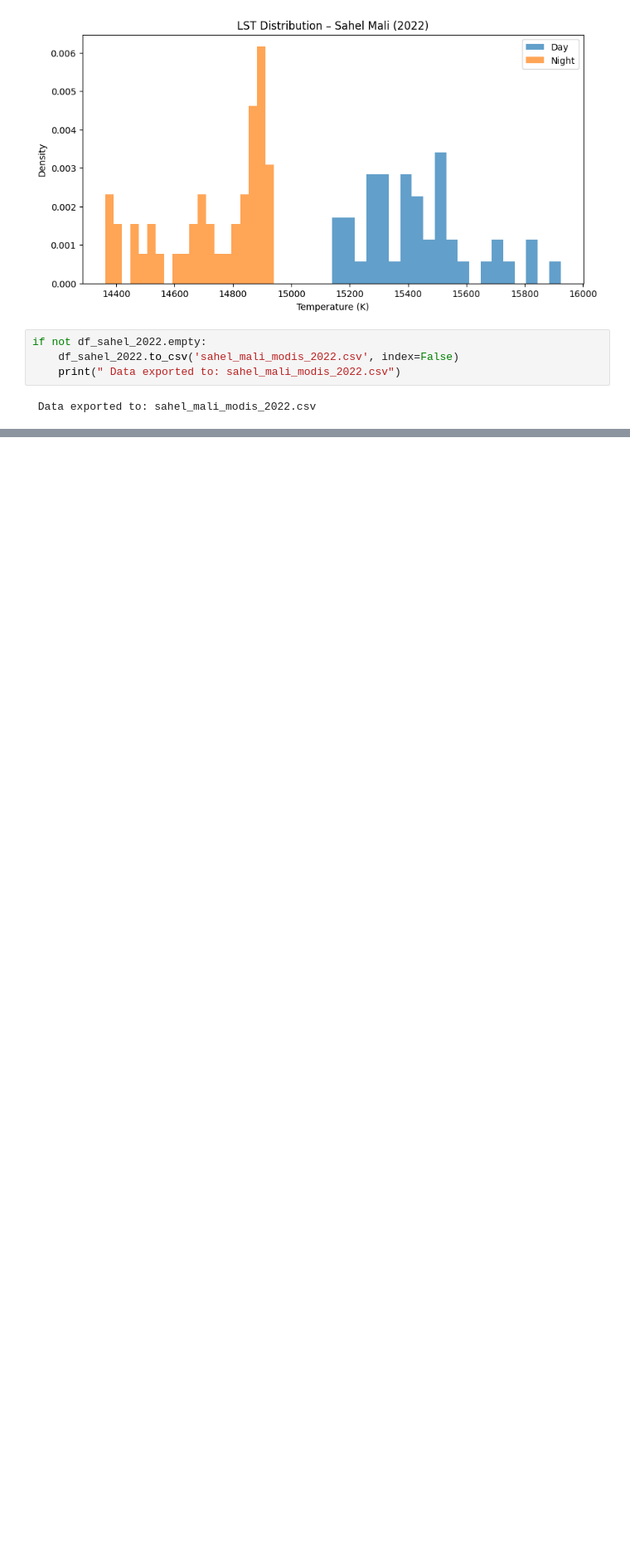
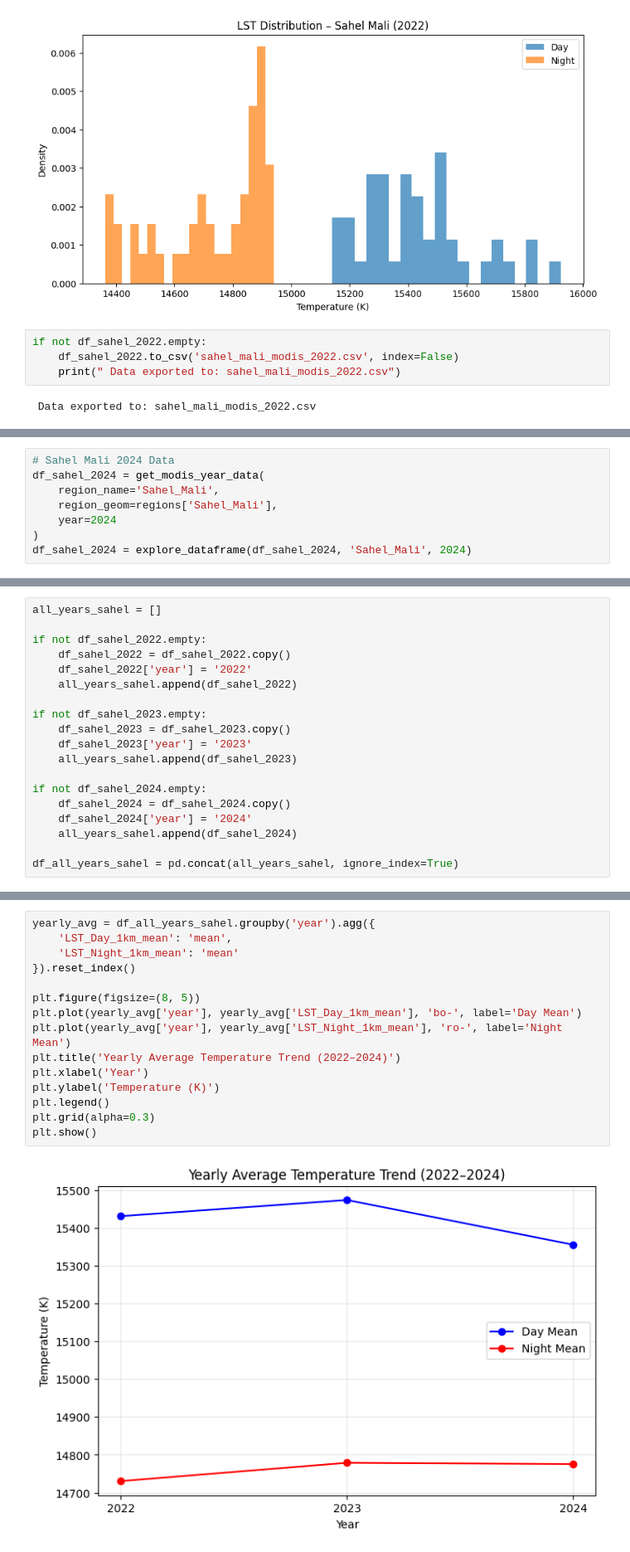
Before and after one commit to Amzilynn/Geoepidemiology-Profiling, a Jupyter notebook: Geoepidemiology_Profiling.ipynb, the cells around one changed output, grey strips where cells are left out. Shown at 83% size. Drawn from its saved outputs; the diff is of its cells as text; blank space fills up the shorter version.

```diff
--- a/Geoepidemiology_Profiling.ipynb
+++ b/Geoepidemiology_Profiling.ipynb
@@ -923,0 +1036,8 @@ if not df_sahel_2022.empty:
+# %%
+# Sahel Mali 2024 Data
+df_sahel_2024 = get_modis_year_data(
+    region_name='Sahel_Mali',
+    region_geom=regions['Sahel_Mali'],
+    year=2024
+)
+df_sahel_2024 = explore_dataframe(df_sahel_2024, 'Sahel_Mali', 2024)
@@ -923,0 +1062,19 @@ if not df_sahel_2022.empty:
+# %%
+all_years_sahel = []
+
+if not df_sahel_2022.empty:
+    df_sahel_2022 = df_sahel_2022.copy()
+    df_sahel_2022['year'] = '2022'
+    all_years_sahel.append(df_sahel_2022)
+
+if not df_sahel_2023.empty:
+    df_sahel_2023 = df_sahel_2023.copy()
+    df_sahel_2023['year'] = '2023'
+    all_years_sahel.append(df_sahel_2023)
+
+if not df_sahel_2024.empty:
+    df_sahel_2024 = df_sahel_2024.copy()
+    df_sahel_2024['year'] = '2024'
+    all_years_sahel.append(df_sahel_2024)
+
+df_all_years_sahel = pd.concat(all_years_sahel, ignore_index=True)
@@ -923,0 +1083,17 @@ if not df_sahel_2022.empty:
+# %%
+yearly_avg = df_all_years_sahel.groupby('year').agg({
+    'LST_Day_1km_mean': 'mean',
+    'LST_Night_1km_mean': 'mean'
+}).reset_index()
+
+plt.figure(figsize=(8, 5))
+plt.plot(yearly_avg['year'], yearly_avg['LST_Day_1km_mean'], 'bo-', label='Day Mean')
+plt.plot(yearly_avg['year'], yearly_avg['LST_Night_1km_mean'], 'ro-', label='Night Mean')
+plt.title('Yearly Average Temperature Trend (2022–2024)')
+plt.xlabel('Year')
+plt.ylabel('Temperature (K)')
+plt.legend()
+plt.grid(alpha=0.3)
+plt.show()
+# %% [output]
+[figure, added]
```
Also changed, not shown: parts of 36 cells of this notebook.
